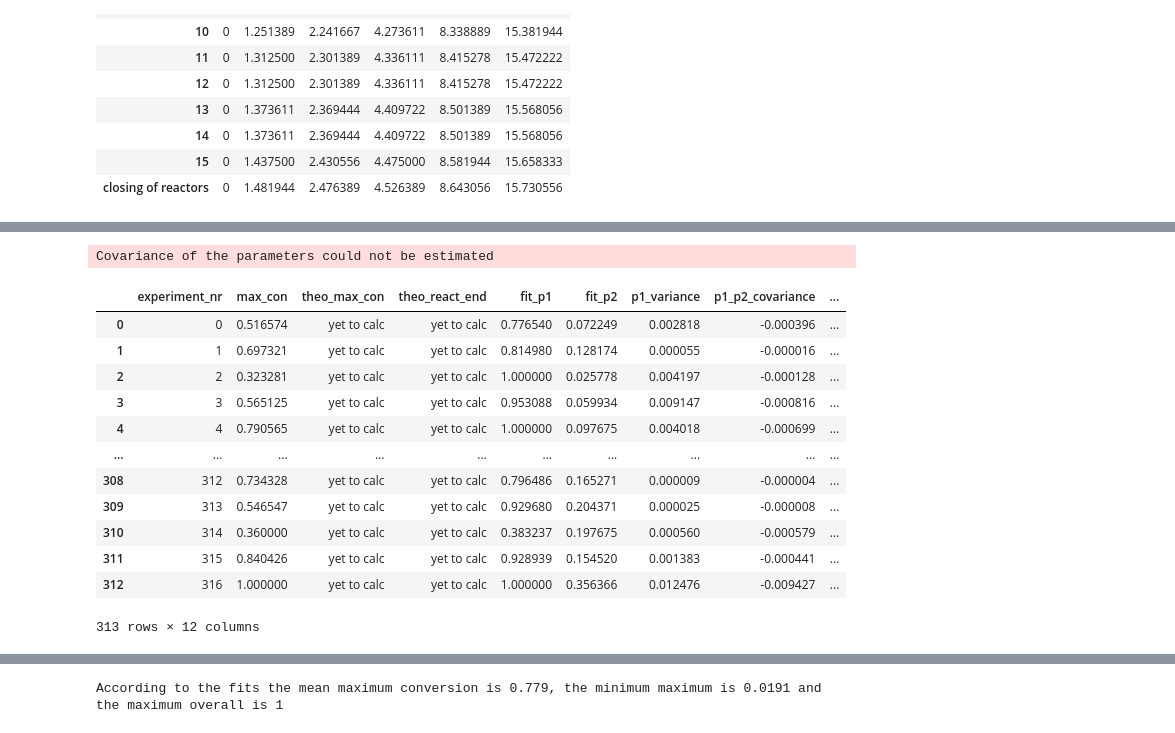
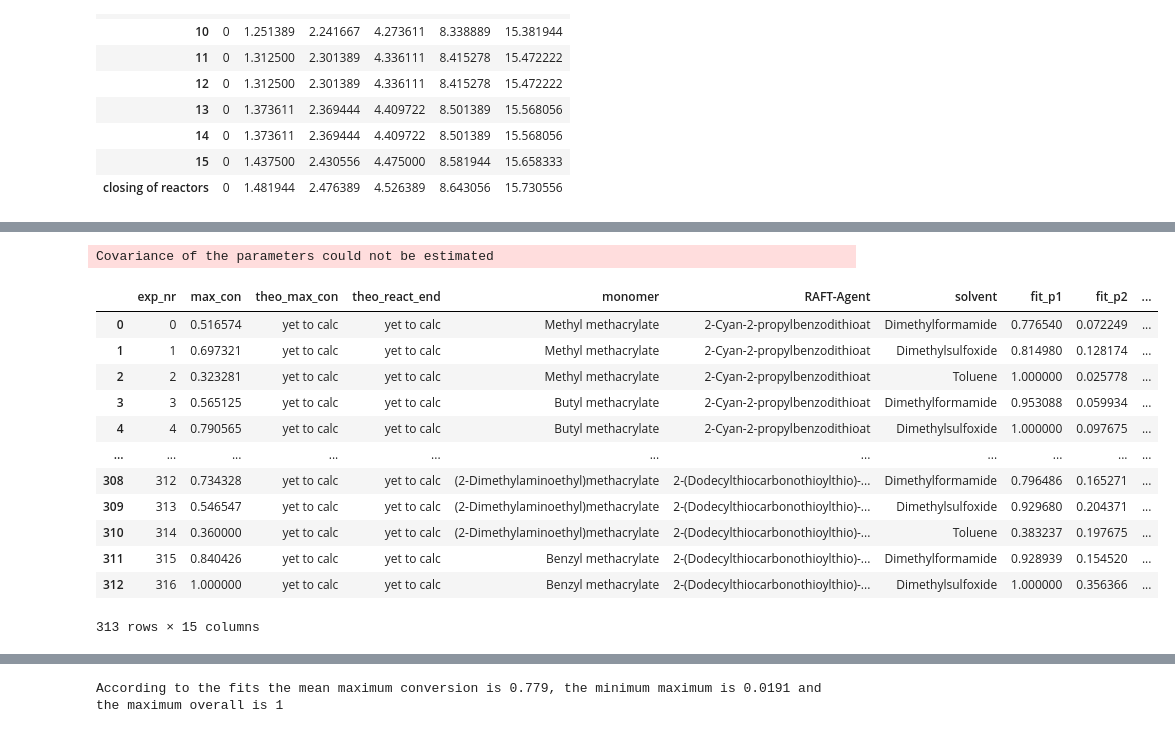
Before and after one commit to Bizbalt/RAFT-knowledgebase, a Jupyter notebook: sort_RAFT_table/dataset_analysis.ipynb, the cells around one changed output, grey strips where cells are left out. Drawn from its saved outputs; the diff is of its cells as text; code cells hidden in the pictures.

```diff
--- a/sort_RAFT_table/dataset_analysis.ipynb
+++ b/sort_RAFT_table/dataset_analysis.ipynb
@@ -16,7 +16,7 @@ from tqdm import tqdm
 
 # get all conversion values,
 conversion_list = []
-for column in srt.df.columns:
+for column in sRt.df.columns:
     if "conversion" in column:
         conversion_list.append(column)
 print(conversion_list)
@@ -102,10 +122,10 @@ The timer was reset to 0 after the first closing of reactors in the "t = 0"-samp
 # %%
 # replace the "sample determiner" with columns describing for the experiment number (next cell) and the actual reagents that made out the "determiner"
 reaction_descriptors_dict = {}
-abbreviation_keys = pd.read_excel(srt.INPUT_FILE_PATH, sheet_name="Legend for Abbreviations")
+abbreviation_keys = pd.read_excel(sRt.INPUT_FILE_PATH, sheet_name="Legend for Abbreviations")
 abbreviation_keys.dropna(inplace=True)
 for row in abbreviation_keys.itertuples():
-    reaction_descriptors_dict[row.Symbol] = row.Name
+    reaction_descriptors_dict[str(row.Symbol)] = row.Name
 
 reaction_descriptors_dict
 # %% [output]
@@ -153,8 +176,6 @@ for index, polymerisation_kinetic in srt.df.iterrows():
 
 kinetic_curves_df = pd.concat(kinetic_curves)
 # %%
-# Fit curve and the derivation
-
 '''
 deprecated: more theoretical accurate version but practically worse applicable
     # L is responsible for scaling the output range from [0,1] to [0,L]
@@ -171,19 +192,19 @@ def sigmoid_derivative(x, L ,x0, k, b): # ToDo: check if this is the correct der
 
 
 '''
-def neg_growth(x, L, k):
-    y = L * (1 - np.exp(k*(-x)))
+def neg_growth(x, l, k):
+    y = l * (1 - np.exp(k * (-x)))
     return y
 
-def neg_growth_derivative(x, L, k):
-    y = L * k * np.exp(k*(-x))
+def neg_growth_derivative(x, l, k):
+    y = l * k * np.exp(k*(-x))
     return y
 
 def linear_growth(x, m):
     y = m * x
     return y
 
-def linear_growth_derivative(x, m):
+def linear_growth_derivative(m):
     return m
 
 '''
@@ -196,4 +217,5 @@ for testparams in ([1,1], [2,1], [1,2]):
 print("visualisation of the functions")
 example_fig.show()
 # '''
+print("functions loaded")
 # %% [output]
@@ -201,8 +223,8 @@ example_fig.show()
 # %%
  # manually exclude experiment 301 as it disturbs the covariance plotting and has an unreasonable conversion value course.
-if kinetic_curves[301]["experiment_nr"].iloc[1] == "301":
+if kinetic_curves[301]["exp_nr"].iloc[1] == "301":
     print(kinetic_curves[301])
-    fig = px.line(kinetic_curves[301], x="time", y="conversion", title=f"kinetics 301 ", labels={"x":"time", "y":"conversion"})
+    fig = px.line(kinetic_curves[301], x="time", y="conversion", title=f"kinetic 301 ", labels={"x":"time", "y":"conversion"})
     fig.show()
     kinetic_curves.pop(301)
 else:
@@ -250,11 +272,11 @@ def fit_and_exclude_outliers(x, y, fit_func, p0, bounds, nan_policy="omit", iter
     sigma = np.std(fit_points - y)
 
     # exclude the outliers
-    mask = ~(np.abs(fit_points - y) > 2 * sigma)
-    if not mask.all():
-        return fit_and_exclude_outliers(x=x[mask], y=y[mask], fit_func=fit_func, p0=cf_data[0], bounds=bounds, nan_policy=nan_policy, iteration=iteration+1, outliers=outliers + [x[~mask]])
+    msk = ~(np.abs(fit_points - y) > 2 * sigma)
+    if not msk.all():
+        return fit_and_exclude_outliers(x=x[msk], y=y[msk], fit_func=fit_func, p0=cf_data[0], bounds=bounds, nan_policy=nan_policy, iteration=iteration+1, outliers=outliers + [x[~msk]])
 
-    result = {"x": x, "y": y, "p_opt" : cf_data[0], "p_cov" : cf_data[1], "excluded_points" : (x[~mask],y[~mask]), "iteration" : iteration, "outliers" : outliers}
+    result = {"x": x, "y": y, "p_opt" : cf_data[0], "p_cov" : cf_data[1], "excluded_points" : (x[~msk],y[~msk]), "iteration" : iteration, "outliers" : outliers}
     return result
 
 for idx, kinetic_curve in enumerate(kinetic_curves):
@@ -266,8 +288,8 @@ for idx, kinetic_curve in enumerate(kinetic_curves):
     xdata, ydata = xdata[mask], ydata[mask]
 
     # fitting section
-    p0 = [max(ydata), 0.1] # this is a mandatory initial guess
-    ng_fit = fit_and_exclude_outliers(x=xdata, y=ydata, fit_func=neg_growth, p0=p0, bounds=([0, -np.inf], [1, np.inf]))
+    p_initial = [max(ydata), 0.1] # this is a mandatory initial guess
+    ng_fit = fit_and_exclude_outliers(x=xdata, y=ydata, fit_func=neg_growth, p0=p_initial, bounds=([0, -np.inf], [1, np.inf]))
 
     popt, pcov = ng_fit["p_opt"], ng_fit["p_cov"]
     ydata, xdata = ng_fit["y"], ng_fit["x"]
@@ -285,49 +307,51 @@ for idx, kinetic_curve in enumerate(kinetic_curves):
         y_st.append(y_val)
         x_st.append(x_val)
     y_st = np.array(y_st)
     x_st = np.array(x_st)
     squared_error = np.sum((y_st - neg_growth(x_st, *popt))**2)
 
-    new_row = pd.DataFrame({"experiment_nr":kinetic_curve["experiment_nr"].iloc[1], "max_con":max(ydata),
-                        "theo_max_con":"yet to calc", "theo_react_end":"yet to calc", "fit_p1":[popt[0]],"fit_p2":[popt[1]],
+    new_row = pd.DataFrame({"exp_nr":kinetic_curve["exp_nr"].iloc[1], "max_con":max(ydata),
+                        "theo_max_con":"yet to calc", "theo_react_end":"yet to calc",
+                            "monomer":kinetic_curve["monomer"].iloc[1], "RAFT-Agent":kinetic_curve["RAFT-Agent"].iloc[1],
+                            "solvent":kinetic_curve["solvent"].iloc[1],
+                            "fit_p1":[popt[0]],"fit_p2":[popt[1]],
                             "p1_variance":[pcov[0][0]],"p1_p2_covariance":[pcov[0][1]],"p2_variance":[pcov[1][1]],
                             "squared_error":squared_error, "xdata":[xdata], "ydata":[ydata]})
     kinetics_df = pd.concat([kinetics_df, new_row])
 
 ''' comment out here if plot is needed.
     marker_dict = dict(color=colors[idx%len(colors)]) # set same colors per kinetic
-    fig.add_scatter(x=xdata, y=ydata, mode="lines+markers", opacity=1, name=kinetic_curve["experiment_nr"].iloc[1], marker=marker_dict)
+    fig.add_scatter(x=xdata, y=ydata, mode="lines+markers", opacity=1, name=kinetic_curve["exp_nr"].iloc[1], marker=marker_dict)
     add_fits_to_plot(neg_growth, neg_growth_derivative, popt, marker_dict)
-    # add_fits_to_plot(linear_growth, linear_growth_derivative, [popt_l], marker_dict)
 
 fig.update_layout(
     yaxis=dict(
         range=[-0.1,1]
     ),
     xaxis_title="Time [h]",
     yaxis_title="Conversion [%]"
 )
 fig.show()
 # '''
 
 kinetics_df.reset_index(drop=True, inplace=True)
 kinetics_df.drop(axis="index", index=kinetics_df[kinetics_df["max_con"] <= 0].index, inplace=True)
 kinetics_df.reset_index(drop=True, inplace=True)
 kinetics_df
 # %% [output]
 Covariance of the parameters could not be estimated
-|  | experiment_nr | max_con | theo_max_con | theo_react_end | fit_p1 | fit_p2 | p1_variance | p1_p2_covariance | ... |
-| 0 | 0 | 0.516574 | yet to calc | yet to calc | 0.776540 | 0.072249 | 0.002818 | -0.000396 | ... |
-| 1 | 1 | 0.697321 | yet to calc | yet to calc | 0.814980 | 0.128174 | 0.000055 | -0.000016 | ... |
-| 2 | 2 | 0.323281 | yet to calc | yet to calc | 1.000000 | 0.025778 | 0.004197 | -0.000128 | ... |
-| 3 | 3 | 0.565125 | yet to calc | yet to calc | 0.953088 | 0.059934 | 0.009147 | -0.000816 | ... |
-| 4 | 4 | 0.790565 | yet to calc | yet to calc | 1.000000 | 0.097675 | 0.004018 | -0.000699 | ... |
-| ... | ... | ... | ... | ... | ... | ... | ... | ... | ... |
-| 308 | 312 | 0.734328 | yet to calc | yet to calc | 0.796486 | 0.165271 | 0.000009 | -0.000004 | ... |
-| 309 | 313 | 0.546547 | yet to calc | yet to calc | 0.929680 | 0.204371 | 0.000025 | -0.000008 | ... |
-| 310 | 314 | 0.360000 | yet to calc | yet to calc | 0.383237 | 0.197675 | 0.000560 | -0.000579 | ... |
-| 311 | 315 | 0.840426 | yet to calc | yet to calc | 0.928939 | 0.154520 | 0.001383 | -0.000441 | ... |
-| 312 | 316 | 1.000000 | yet to calc | yet to calc | 1.000000 | 0.356366 | 0.012476 | -0.009427 | ... |
+|  | exp_nr | max_con | theo_max_con | theo_react_end | monomer | RAFT-Agent | solvent | fit_p1 | fit_p2 | ... |
+| 0 | 0 | 0.516574 | yet to calc | yet to calc | Methyl methacrylate | 2-Cyan-2-propylbenzodithioat | Dimethylformamide | 0.776540 | 0.072249 | ... |
+| 1 | 1 | 0.697321 | yet to calc | yet to calc | Methyl methacrylate | 2-Cyan-2-propylbenzodithioat | Dimethylsulfoxide | 0.814980 | 0.128174 | ... |
+| 2 | 2 | 0.323281 | yet to calc | yet to calc | Methyl methacrylate | 2-Cyan-2-propylbenzodithioat | Toluene | 1.000000 | 0.025778 | ... |
+| 3 | 3 | 0.565125 | yet to calc | yet to calc | Butyl methacrylate | 2-Cyan-2-propylbenzodithioat | Dimethylformamide | 0.953088 | 0.059934 | ... |
+| 4 | 4 | 0.790565 | yet to calc | yet to calc | Butyl methacrylate | 2-Cyan-2-propylbenzodithioat | Dimethylsulfoxide | 1.000000 | 0.097675 | ... |
+| ... | ... | ... | ... | ... | ... | ... | ... | ... | ... | ... |
+| 308 | 312 | 0.734328 | yet to calc | yet to calc | (2-Dimethylaminoethyl)methacrylate | 2-(Dodecylthiocarbonothioylthio)-... | Dimethylformamide | 0.796486 | 0.165271 | ... |
+| 309 | 313 | 0.546547 | yet to calc | yet to calc | (2-Dimethylaminoethyl)methacrylate | 2-(Dodecylthiocarbonothioylthio)-... | Dimethylsulfoxide | 0.929680 | 0.204371 | ... |
+| 310 | 314 | 0.360000 | yet to calc | yet to calc | (2-Dimethylaminoethyl)methacrylate | 2-(Dodecylthiocarbonothioylthio)-... | Toluene | 0.383237 | 0.197675 | ... |
+| 311 | 315 | 0.840426 | yet to calc | yet to calc | Benzyl methacrylate | 2-(Dodecylthiocarbonothioylthio)-... | Dimethylformamide | 0.928939 | 0.154520 | ... |
+| 312 | 316 | 1.000000 | yet to calc | yet to calc | Benzyl methacrylate | 2-(Dodecylthiocarbonothioylthio)-... | Dimethylsulfoxide | 1.000000 | 0.356366 | ... |
-313 rows × 12 columns
+313 rows × 15 columns
 # %%
 # normalize the errors by dividing them by their respective standard deviation
```
Also changed, not shown: parts of 12 cells of this notebook.
